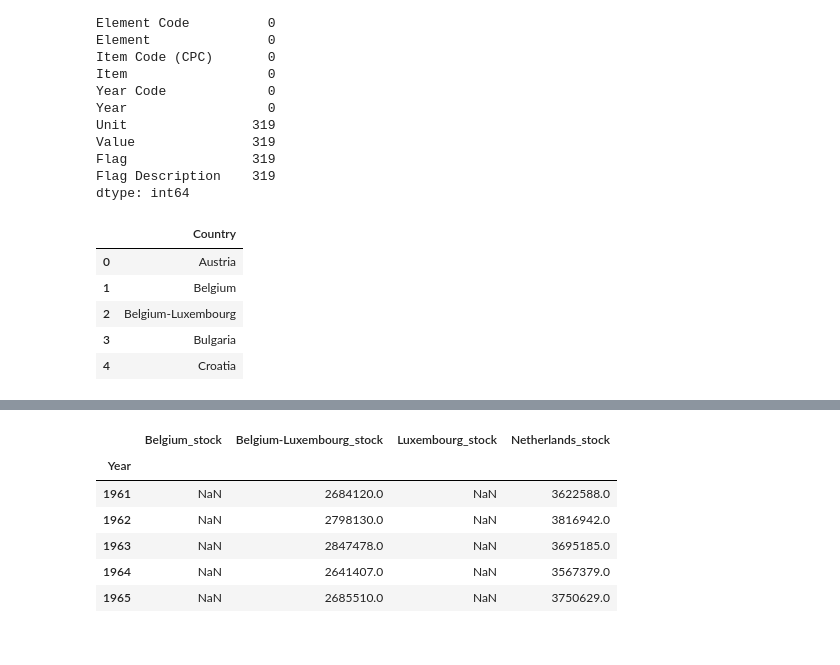
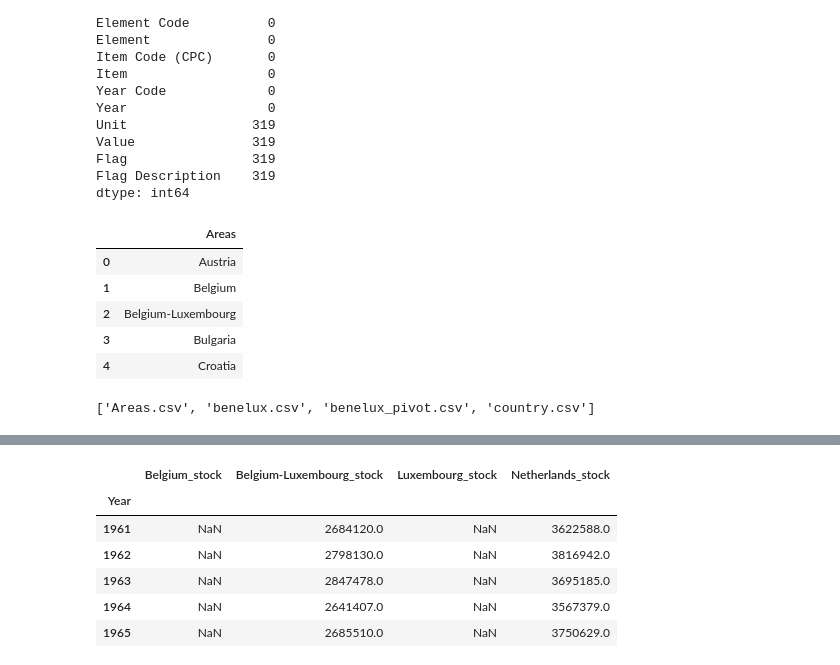
Before and after one commit to ronandownes/beef, a Jupyter notebook: 01_eda_beef.ipynb, the cells around one changed output, grey strips where cells are left out. Cells and saved outputs as stored; diff of their text form; code cells hidden in the pictures.

```diff
--- a/01_eda_beef.ipynb
+++ b/01_eda_beef.ipynb
@@ -158,12 +149,21 @@ Value               319
 Flag                319
 Flag Description    319
 dtype: int64
+# %%
+"""
+Economic union of Belgium and Luxembourg is called  BELUX   and Economic union of Belgium ,
+Luxembourg and the Netherlands is called  BENELUX"""
+# Get unique countries
+Areas= df['Area'].unique()
+
+# Convert to a DataFrame
+Areas = pd.DataFrame(countries, columns=['Areas'])
 # %%
 # Write to CSV file
-country.to_csv('clean/country.csv', index=False)
-country.head()
+Areas.to_csv('clean/Areas.csv', index=False)
+Areas.head()
 # %% [output]
-|  | Country |
+|  | Areas |
 | 0 | Austria |
 | 1 | Belgium |
 | 2 | Belgium-Luxembourg |
@@ -181,3 +172,7 @@ country = pd.DataFrame(countries, columns=['Country'])
+# %%
+print(os.listdir('clean')) # Not saying these are modelling ready but not source so into clean folder!
+# %% [output]
+['Areas.csv', 'benelux.csv', 'benelux_pivot.csv', 'country.csv']
 # %%
 
 benelux  = df[df['Area'].isin(['Belgium-Luxembourg', 'Belgium', 'Luxembourg', 'Netherlands'])]
```
Also changed, not shown: parts of 56 cells of this notebook, 4 other files.
